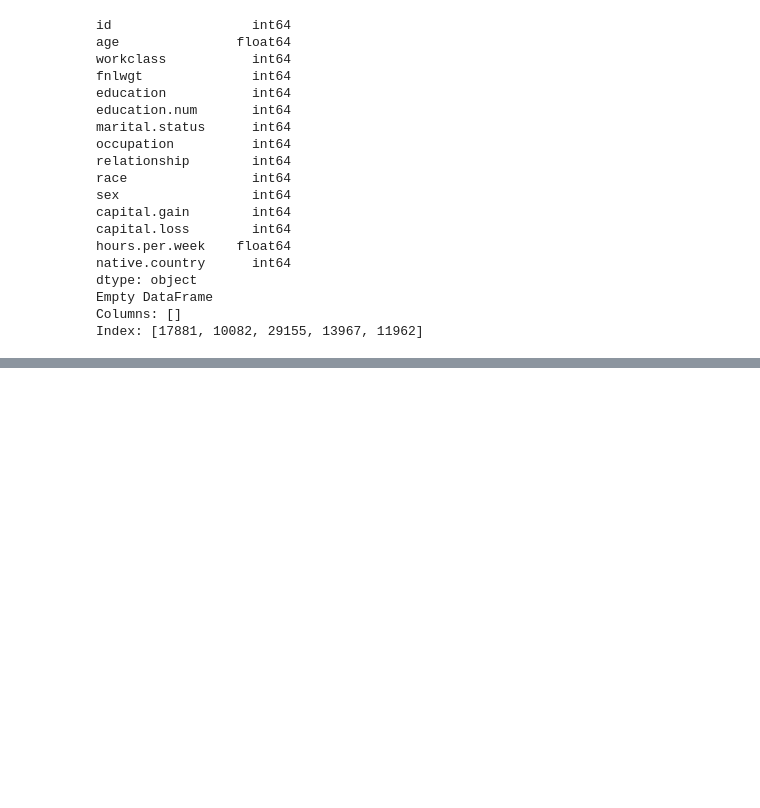
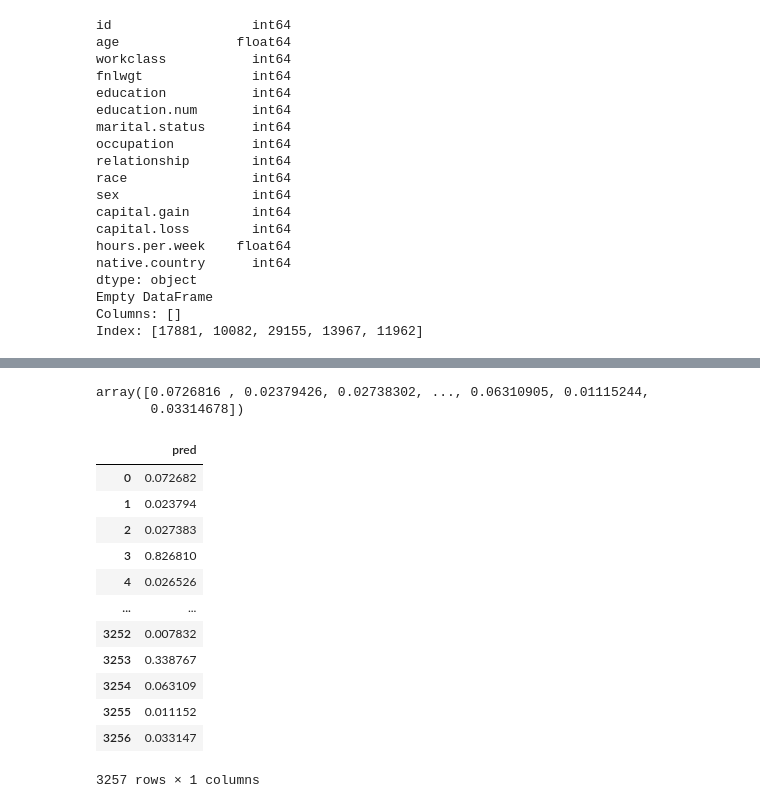
Before and after one commit to rombird/ML-PY-JUPITER, a Jupyter notebook: ML_JUPITER/notebooks/Ch01/01_이진분류.ipynb, the cells around one changed output, grey strips where cells are left out. Cells and saved outputs as stored; diff of their text form; code cells hidden in the pictures; blank space fills up the shorter version.

```diff
--- a/ML_JUPITER/notebooks/Ch01/01_이진분류.ipynb
+++ b/ML_JUPITER/notebooks/Ch01/01_이진분류.ipynb
@@ -1731,0 +1806,23 @@ array([[1.  , 0.  ],
+# %%
+# 모델 학습
+import lightgbm as lgb
+lgbmc = lgb.LGBMClassifier(random_state=0, verbose=-1)
+lgbmc.fit(X_train, y_train)
+pred = lgbmc.predict_proba(X_val)
+
+# roc
+#---------------------
+roc_auc = roc_auc_score(y_val, pred[:,1])
+print('roc_auc:', roc_auc)
+pred = lgbmc.predict(X_val)
+
+# Accuracy
+accuracy = accuracy_score(y_val, pred)
+print('accuracy_score:', accuracy)
+
+# f1-score
+f1 = f1_score(y_val, pred, pos_label='>50K')
+print('f1_score:', f1)
+
+# 결과 해석
+# 랜덤포레스트 모델보다 f1-score 값이 증가(71.54%)
@@ -1731,0 +1835,4 @@ array([[1.  , 0.  ],
+# %%
+# 예측 결과 파일 생성
+pred = lgbmc.predict_proba(test) # lgbmc : LightGBM 분류기 (LGBMClassifier)
+pred
@@ -1731,0 +1847,23 @@ array([[1.  , 0.  ],
+# %%
+pred[:,1] # income >50K인 값만 빼내기
+# %% [output]
+array([0.0726816 , 0.02379426, 0.02738302, ..., 0.06310905, 0.01115244,
+       0.03314678])
+# %%
+submit = pd.DataFrame({'pred' : pred[:,1]})
+submit.to_csv('result.csv', index=False)
+submit
+# %% [output]
+|  | pred |
+| 0 | 0.072682 |
+| 1 | 0.023794 |
+| 2 | 0.027383 |
+| 3 | 0.826810 |
+| 4 | 0.026526 |
+| ... | ... |
+| 3252 | 0.007832 |
+| 3253 | 0.338767 |
+| 3254 | 0.063109 |
+| 3255 | 0.011152 |
+| 3256 | 0.033147 |
+3257 rows × 1 columns
```
Also changed, not shown: parts of 14 cells of this notebook, 3 other files.
